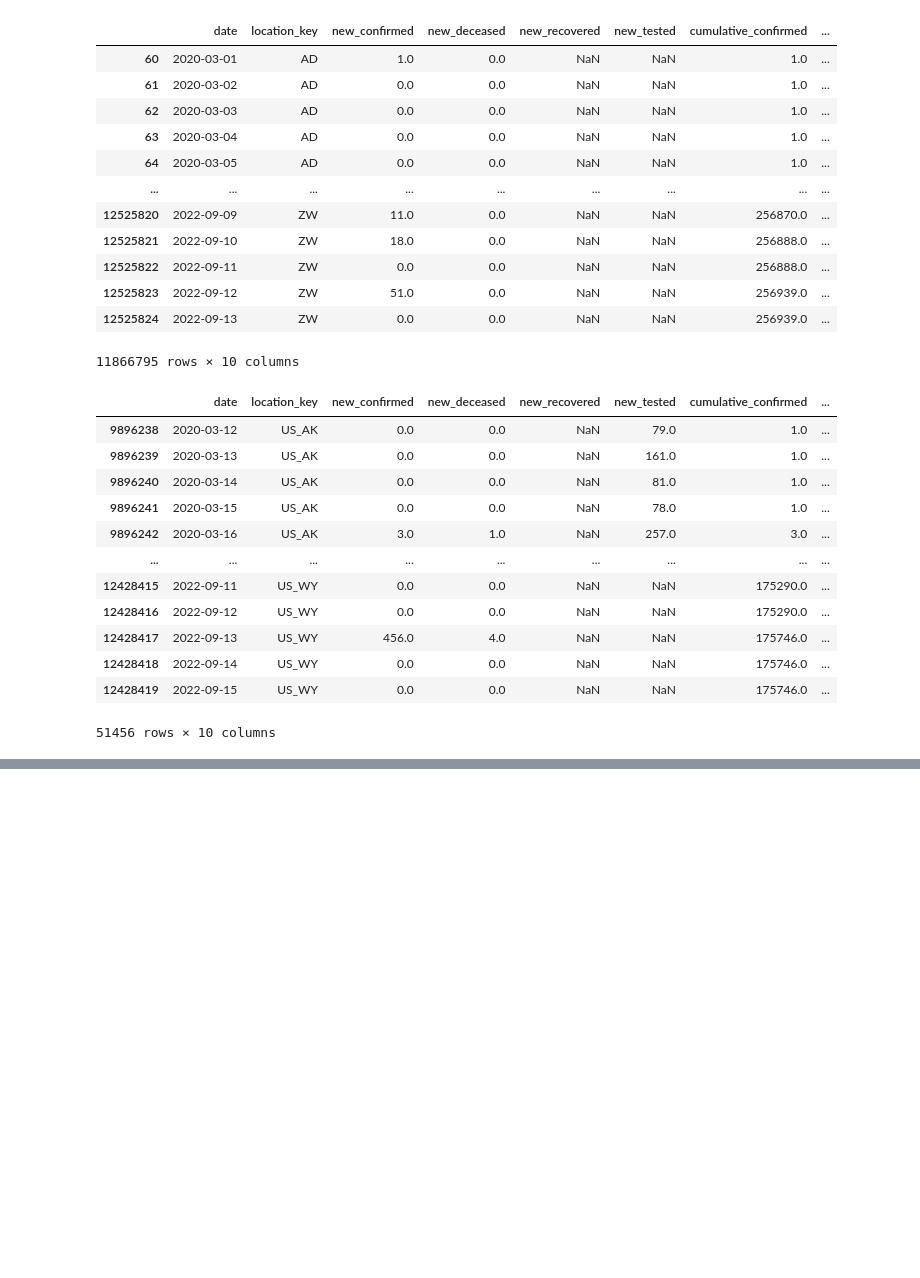
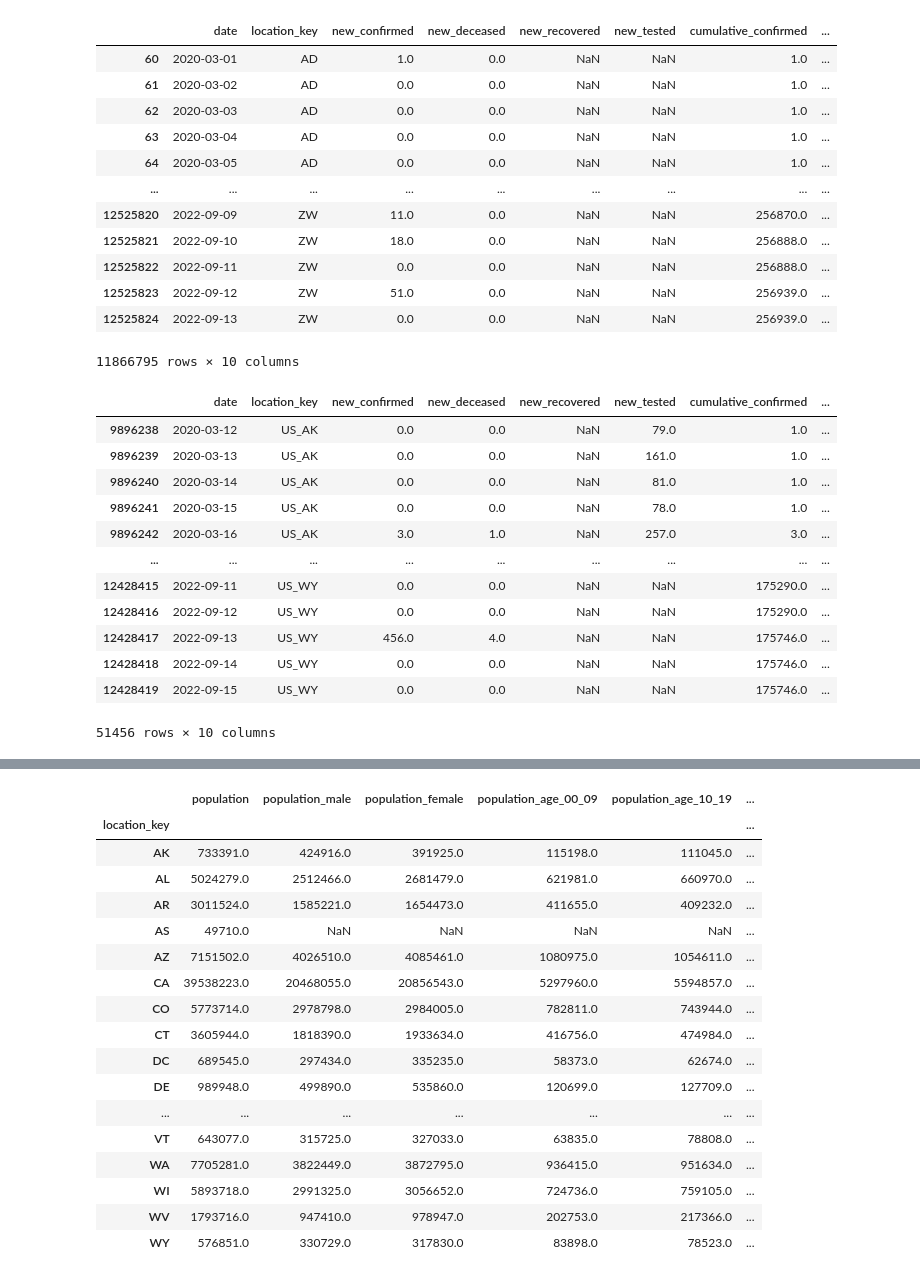
Before and after one commit to andrewjmack/covid-data-visualization, a Jupyter notebook: Covid_cleaning.ipynb, the cells around one changed output, grey strips where cells are left out. Saved outputs shown, nothing was run; the diff lists cells and outputs as text; code cells hidden in the pictures; blank space fills up the shorter version.

```diff
--- a/Covid_cleaning.ipynb
+++ b/Covid_cleaning.ipynb
@@ -92,0 +245,3 @@ us_epi_cleaned.to_csv('US_epi_cleaned.csv')
+# %%
+demo = demo.dropna(subset=['location_key'])
+demo
@@ -92,0 +262,3 @@ us_epi_cleaned.to_csv('US_epi_cleaned.csv')
+# %%
+us_demo = demo.loc[demo['location_key'].str.contains(pattern)]
+us_demo.head()
@@ -92,0 +272,3 @@ us_epi_cleaned.to_csv('US_epi_cleaned.csv')
+# %%
+us_demo = us_demo.drop(['population_rural','population_urban','population_largest_city','population_clustered','population_density','human_development_index'], axis=1)
+us_demo.head()
@@ -92,0 +282,3 @@ us_epi_cleaned.to_csv('US_epi_cleaned.csv')
+# %%
+us_demo['location_key'] = us_demo['location_key'].str.replace('US_', '', regex=False)
+us_demo.head()
@@ -92,0 +292,22 @@ us_epi_cleaned.to_csv('US_epi_cleaned.csv')
+# %%
+us_demo_cleaned = us_demo.set_index(['location_key'])
+us_demo_cleaned
+# %% [output]
+|  | population | population_male | population_female | population_age_00_09 | population_age_10_19 | ... |
+| location_key |  |  |  |  |  | ... |
+| AK | 733391.0 | 424916.0 | 391925.0 | 115198.0 | 111045.0 | ... |
+| AL | 5024279.0 | 2512466.0 | 2681479.0 | 621981.0 | 660970.0 | ... |
+| AR | 3011524.0 | 1585221.0 | 1654473.0 | 411655.0 | 409232.0 | ... |
+| AS | 49710.0 | NaN | NaN | NaN | NaN | ... |
+| AZ | 7151502.0 | 4026510.0 | 4085461.0 | 1080975.0 | 1054611.0 | ... |
+| CA | 39538223.0 | 20468055.0 | 20856543.0 | 5297960.0 | 5594857.0 | ... |
+| CO | 5773714.0 | 2978798.0 | 2984005.0 | 782811.0 | 743944.0 | ... |
+| CT | 3605944.0 | 1818390.0 | 1933634.0 | 416756.0 | 474984.0 | ... |
+| DC | 689545.0 | 297434.0 | 335235.0 | 58373.0 | 62674.0 | ... |
+| DE | 989948.0 | 499890.0 | 535860.0 | 120699.0 | 127709.0 | ... |
+| ... | ... | ... | ... | ... | ... | ... |
+| VT | 643077.0 | 315725.0 | 327033.0 | 63835.0 | 78808.0 | ... |
+| WA | 7705281.0 | 3822449.0 | 3872795.0 | 936415.0 | 951634.0 | ... |
+| WI | 5893718.0 | 2991325.0 | 3056652.0 | 724736.0 | 759105.0 | ... |
+| WV | 1793716.0 | 947410.0 | 978947.0 | 202753.0 | 217366.0 | ... |
+| WY | 576851.0 | 330729.0 | 317830.0 | 83898.0 | 78523.0 | ... |
```
Also changed, not shown: parts of 23 cells of this notebook, 3 other files.
